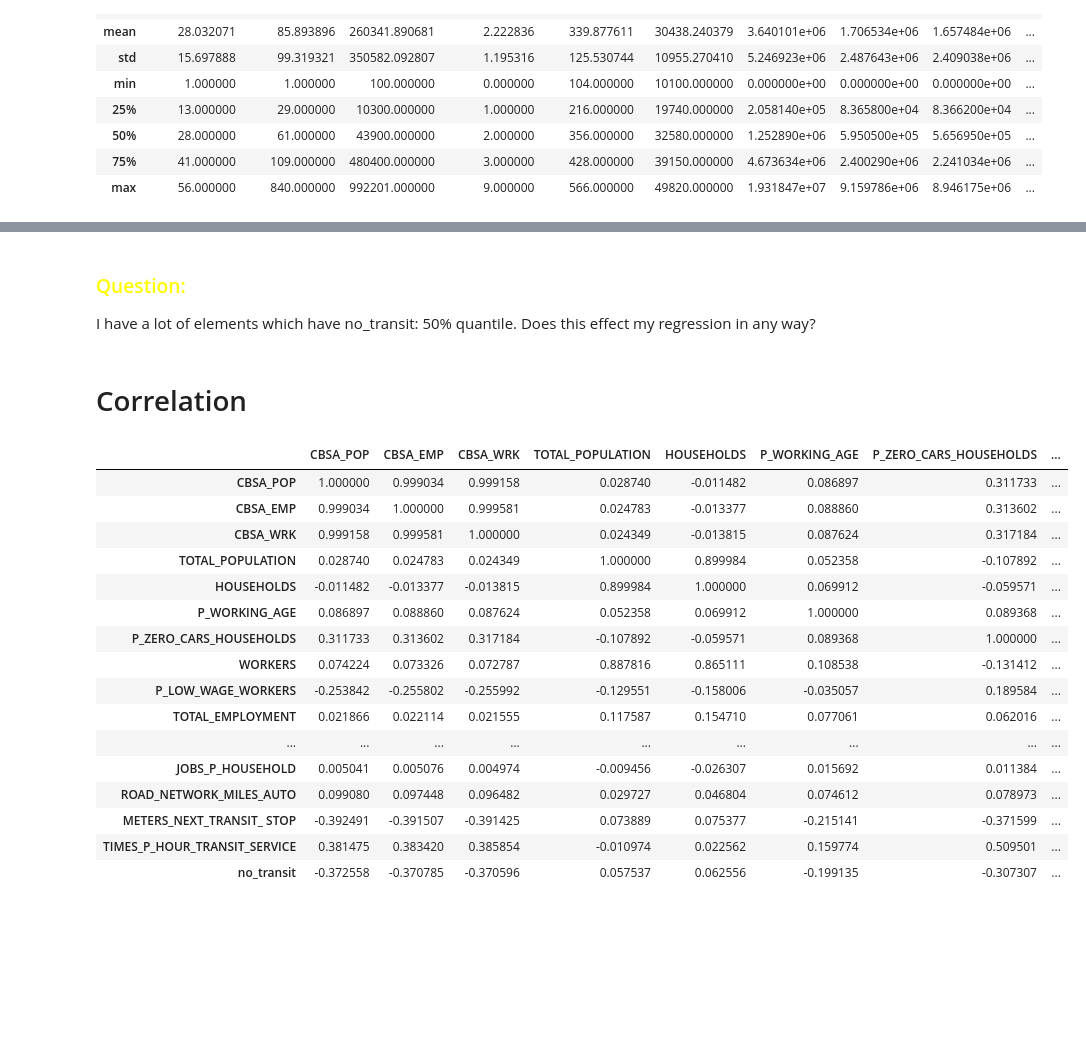
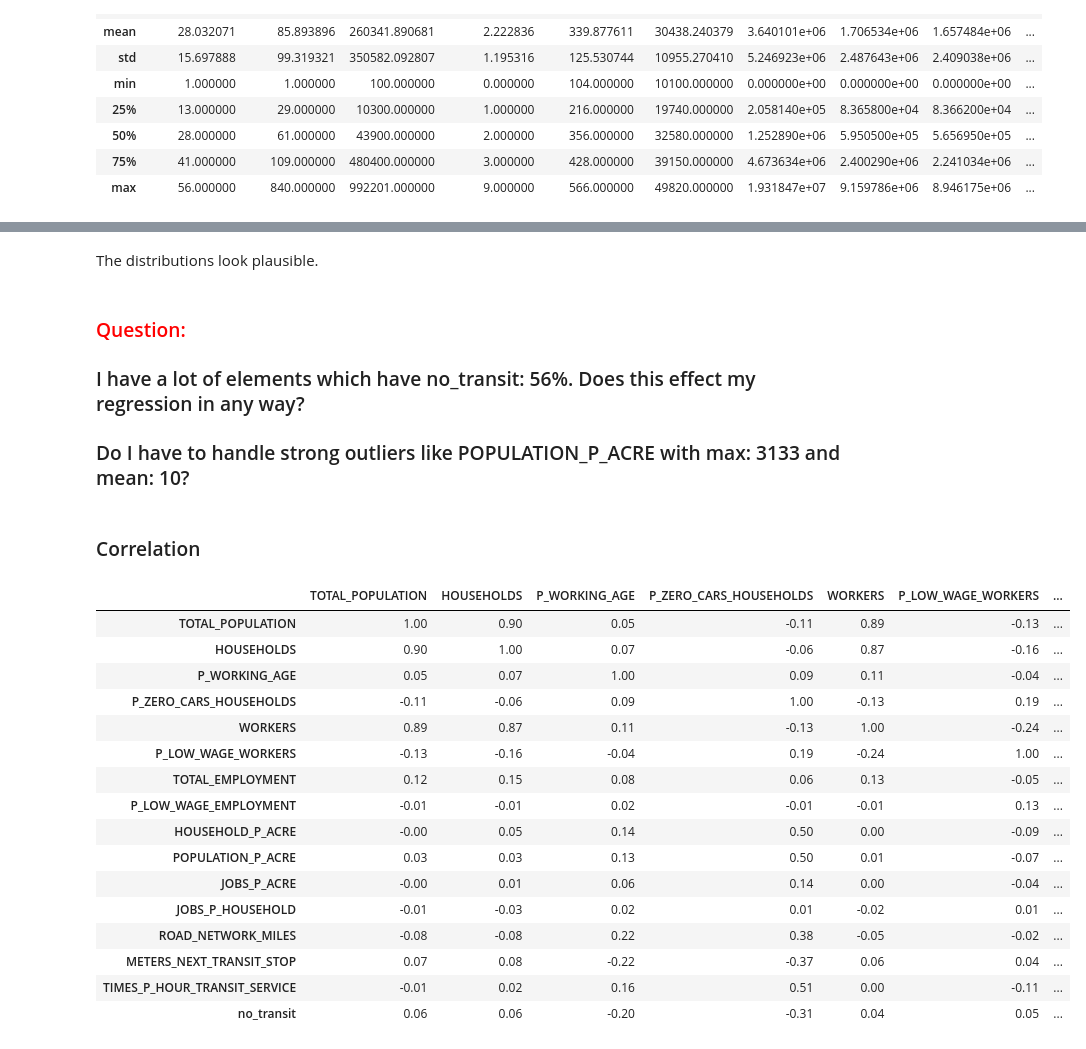
Before and after one commit to metropolisjenensis/Probabilistic-Machine-Learning_lecture-PROJECTS, a Jupyter notebook: projects/15-2BLXXXX_epa_census/notebooks/CarOwnership.ipynb, the cells around one changed output, grey strips where cells are left out. Drawn from its saved outputs; the diff is of its cells as text; code cells hidden in the pictures; blank space fills up the shorter version.

```diff
--- a/projects/15-2BLXXXX_epa_census/notebooks/CarOwnership.ipynb
+++ b/projects/15-2BLXXXX_epa_census/notebooks/CarOwnership.ipynb
@@ -105,0 +178,2 @@ Unusually high values of population checked; Example Element 14654 validated by
+# %%
+feature_df = df.iloc[:, 11:]
@@ -126,11 +204,11 @@ This are bad placeholders because it should be a zero to show that there is 0 ti
 # %%
 # Replacing placeholder values with null
-df['METERS_NEXT_TRANSIT_ STOP'] = df['METERS_NEXT_TRANSIT_ STOP'].replace(-99999, np.nan)
-df['TIMES_P_HOUR_TRANSIT_SERVICE'] = df['TIMES_P_HOUR_TRANSIT_SERVICE'].replace(-99999, np.nan)
+feature_df['METERS_NEXT_TRANSIT_STOP'] = feature_df['METERS_NEXT_TRANSIT_STOP'].replace(-99999, np.nan)
+feature_df['TIMES_P_HOUR_TRANSIT_SERVICE'] = feature_df['TIMES_P_HOUR_TRANSIT_SERVICE'].replace(-99999, np.nan)
 
 # Create new binary feature no_transit
-df.loc[:, 'no_transit'] = df['METERS_NEXT_TRANSIT_ STOP'].isna().astype(int)
+feature_df.loc[:, 'no_transit'] = feature_df['METERS_NEXT_TRANSIT_STOP'].isna().astype(int)
 
 # Fill Features with suiting values
-df.loc[:, 'METERS_NEXT_TRANSIT_ STOP'] = df['METERS_NEXT_TRANSIT_ STOP'].fillna(2000) # max of other data is 1200
-df.loc[:, 'TIMES_P_HOUR_TRANSIT_SERVICE'] = df['TIMES_P_HOUR_TRANSIT_SERVICE'].fillna(0) # minimum value of zero
+feature_df.loc[:, 'METERS_NEXT_TRANSIT_STOP'] = feature_df['METERS_NEXT_TRANSIT_STOP'].fillna(2000) # max of other data is 1200
+feature_df.loc[:, 'TIMES_P_HOUR_TRANSIT_SERVICE'] = feature_df['TIMES_P_HOUR_TRANSIT_SERVICE'].fillna(0) # minimum value of zero
@@ -149,6 +274,10 @@ df.describe()
+# %% [markdown]
+The distributions look plausible.
 # %% [markdown]
-### <span style="color:yellow">Question: </span>
+### <span style="color:red">Question: </span>
 
-I have a lot of elements which have no_transit: 50% quantile. Does this effect my regression in any way?
+### I have a lot of elements which have no_transit: 56%. Does this effect my regression in any way?
+
+### Do I have to handle strong outliers like POPULATION_P_ACRE with max: 3133 and mean: 10?
-# %% [markdown]
-# Correlation
+# %% [markdown]
+### Correlation
@@ -155,23 +286,23 @@ I have a lot of elements which have no_transit: 50% quantile. Does this effect m
 # %%
-correlation_matrix = df.iloc[:, 7:].corr(numeric_only=True)
+correlation_matrix = feature_df.corr(numeric_only=True)
 # %%
-correlation_matrix
+correlation_matrix.round(2)
 # %% [output]
-|  | CBSA_POP | CBSA_EMP | CBSA_WRK | TOTAL_POPULATION | HOUSEHOLDS | P_WORKING_AGE | P_ZERO_CARS_HOUSEHOLDS | ... |
-| CBSA_POP | 1.000000 | 0.999034 | 0.999158 | 0.028740 | -0.011482 | 0.086897 | 0.311733 | ... |
-| CBSA_EMP | 0.999034 | 1.000000 | 0.999581 | 0.024783 | -0.013377 | 0.088860 | 0.313602 | ... |
-| CBSA_WRK | 0.999158 | 0.999581 | 1.000000 | 0.024349 | -0.013815 | 0.087624 | 0.317184 | ... |
-| TOTAL_POPULATION | 0.028740 | 0.024783 | 0.024349 | 1.000000 | 0.899984 | 0.052358 | -0.107892 | ... |
-| HOUSEHOLDS | -0.011482 | -0.013377 | -0.013815 | 0.899984 | 1.000000 | 0.069912 | -0.059571 | ... |
-| P_WORKING_AGE | 0.086897 | 0.088860 | 0.087624 | 0.052358 | 0.069912 | 1.000000 | 0.089368 | ... |
-| P_ZERO_CARS_HOUSEHOLDS | 0.311733 | 0.313602 | 0.317184 | -0.107892 | -0.059571 | 0.089368 | 1.000000 | ... |
-| WORKERS | 0.074224 | 0.073326 | 0.072787 | 0.887816 | 0.865111 | 0.108538 | -0.131412 | ... |
-| P_LOW_WAGE_WORKERS | -0.253842 | -0.255802 | -0.255992 | -0.129551 | -0.158006 | -0.035057 | 0.189584 | ... |
-| TOTAL_EMPLOYMENT | 0.021866 | 0.022114 | 0.021555 | 0.117587 | 0.154710 | 0.077061 | 0.062016 | ... |
-| ... | ... | ... | ... | ... | ... | ... | ... | ... |
-| JOBS_P_HOUSEHOLD | 0.005041 | 0.005076 | 0.004974 | -0.009456 | -0.026307 | 0.015692 | 0.011384 | ... |
-| ROAD_NETWORK_MILES_AUTO | 0.099080 | 0.097448 | 0.096482 | 0.029727 | 0.046804 | 0.074612 | 0.078973 | ... |
-| METERS_NEXT_TRANSIT_ STOP | -0.392491 | -0.391507 | -0.391425 | 0.073889 | 0.075377 | -0.215141 | -0.371599 | ... |
-| TIMES_P_HOUR_TRANSIT_SERVICE | 0.381475 | 0.383420 | 0.385854 | -0.010974 | 0.022562 | 0.159774 | 0.509501 | ... |
-| no_transit | -0.372558 | -0.370785 | -0.370596 | 0.057537 | 0.062556 | -0.199135 | -0.307307 | ... |
+|  | TOTAL_POPULATION | HOUSEHOLDS | P_WORKING_AGE | P_ZERO_CARS_HOUSEHOLDS | WORKERS | P_LOW_WAGE_WORKERS | ... |
+| TOTAL_POPULATION | 1.00 | 0.90 | 0.05 | -0.11 | 0.89 | -0.13 | ... |
+| HOUSEHOLDS | 0.90 | 1.00 | 0.07 | -0.06 | 0.87 | -0.16 | ... |
+| P_WORKING_AGE | 0.05 | 0.07 | 1.00 | 0.09 | 0.11 | -0.04 | ... |
+| P_ZERO_CARS_HOUSEHOLDS | -0.11 | -0.06 | 0.09 | 1.00 | -0.13 | 0.19 | ... |
+| WORKERS | 0.89 | 0.87 | 0.11 | -0.13 | 1.00 | -0.24 | ... |
+| P_LOW_WAGE_WORKERS | -0.13 | -0.16 | -0.04 | 0.19 | -0.24 | 1.00 | ... |
+| TOTAL_EMPLOYMENT | 0.12 | 0.15 | 0.08 | 0.06 | 0.13 | -0.05 | ... |
+| P_LOW_WAGE_EMPLOYMENT | -0.01 | -0.01 | 0.02 | -0.01 | -0.01 | 0.13 | ... |
+| HOUSEHOLD_P_ACRE | -0.00 | 0.05 | 0.14 | 0.50 | 0.00 | -0.09 | ... |
+| POPULATION_P_ACRE | 0.03 | 0.03 | 0.13 | 0.50 | 0.01 | -0.07 | ... |
+| JOBS_P_ACRE | -0.00 | 0.01 | 0.06 | 0.14 | 0.00 | -0.04 | ... |
+| JOBS_P_HOUSEHOLD | -0.01 | -0.03 | 0.02 | 0.01 | -0.02 | 0.01 | ... |
+| ROAD_NETWORK_MILES | -0.08 | -0.08 | 0.22 | 0.38 | -0.05 | -0.02 | ... |
+| METERS_NEXT_TRANSIT_STOP | 0.07 | 0.08 | -0.22 | -0.37 | 0.06 | 0.04 | ... |
+| TIMES_P_HOUR_TRANSIT_SERVICE | -0.01 | 0.02 | 0.16 | 0.51 | 0.00 | -0.11 | ... |
+| no_transit | 0.06 | 0.06 | -0.20 | -0.31 | 0.04 | 0.05 | ... |
 # %%
```
Also changed, not shown: parts of 48 cells of this notebook, 1 other file.
